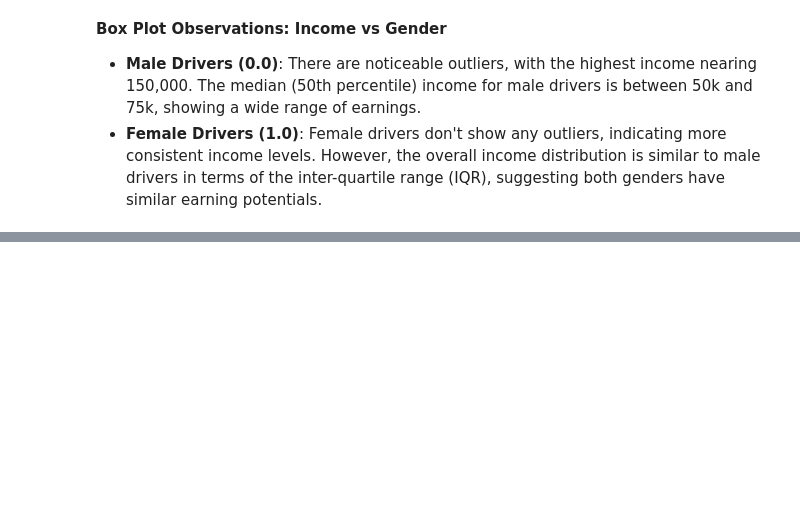
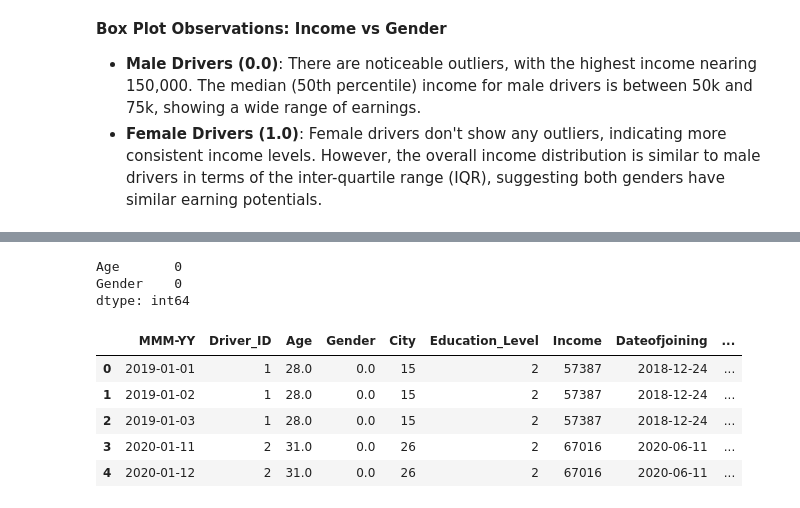
Before and after one commit to Srinivaskoruprolu007/OLA-Ensemble-Learning, a Jupyter notebook: Code/Ola-Ensemble-Learning.ipynb, the cells around one changed output, grey strips where cells are left out. Cells and saved outputs as stored; diff of their text form; code cells hidden in the pictures; blank space fills up the shorter version.

```diff
--- a/Code/Ola-Ensemble-Learning.ipynb
+++ b/Code/Ola-Ensemble-Learning.ipynb
@@ -92,6 +146,9 @@ df.describe()
 df['MMM-YY'] = pd.to_datetime(df['MMM-YY'], format='%d/%m/%y')
 df['Dateofjoining'] = pd.to_datetime(df['Dateofjoining'], format='%d/%m/%y')
 df['LastWorkingDate'] = pd.to_datetime(df['LastWorkingDate'], format='%d/%m/%y')
+
+# make a copy of dataFrame for KNN imputation
+df_copy = df.copy()
 # %%
 # Handling missing values for Age and Gender by imputing median
 df['Age'].fillna(df['Age'].median(), inplace=True)
@@ -340,0 +452,47 @@ plt.show()
+# %%
+# step 1: Convert categorical variable to numerical using LabelEncoder
+label_encoders = {}
+for col in ['Gender', 'City', 'Education_Level', 'Joining Designation', 'Grade']:
+    le = LabelEncoder()
+    df_copy[col] = le.fit_transform(df_copy[col])
+    label_encoders[col] = le
+
+
+# step 2 : Creating a binary variable for LastWorkingDate
+df_copy['Left_Company'] = df_copy['LastWorkingDate'].notna().astype(int)
+# %%
+# Step 3: Select columns to impute (numerical columns)
+impute_cols = ['Age', 'Gender']
+
+
+# Step 4: Standardize the numerical features for KNN Imputation
+scaler = StandardScaler()
+df_scaled = df_copy.copy()
+
+df_scaled[impute_cols] = scaler.fit_transform(df_copy[impute_cols])
+
+
+# Step 5 : Apply KNN Imputer to the scaled data
+imputer = KNNImputer()
+
+df_scaled[impute_cols] = imputer.fit_transform(df_scaled[impute_cols])
+
+
+# Reverse the Standardization for imputed columns
+df_scaled[impute_cols] = scaler.inverse_transform(df_scaled[impute_cols])
+# %%
+# let's verify the imputation
+df_scaled[impute_cols].isna().sum()
+# %% [output]
+Age       0
+Gender    0
+dtype: int64
+# %%
+df_scaled.head()
+# %% [output]
+|  | MMM-YY | Driver_ID | Age | Gender | City | Education_Level | Income | Dateofjoining | ... |
+| 0 | 2019-01-01 | 1 | 28.0 | 0.0 | 15 | 2 | 57387 | 2018-12-24 | ... |
+| 1 | 2019-01-02 | 1 | 28.0 | 0.0 | 15 | 2 | 57387 | 2018-12-24 | ... |
+| 2 | 2019-01-03 | 1 | 28.0 | 0.0 | 15 | 2 | 57387 | 2018-12-24 | ... |
+| 3 | 2020-01-11 | 2 | 31.0 | 0.0 | 26 | 2 | 67016 | 2020-06-11 | ... |
+| 4 | 2020-01-12 | 2 | 31.0 | 0.0 | 26 | 2 | 67016 | 2020-06-11 | ... |
```
Also changed, not shown: parts of 18 cells of this notebook.
